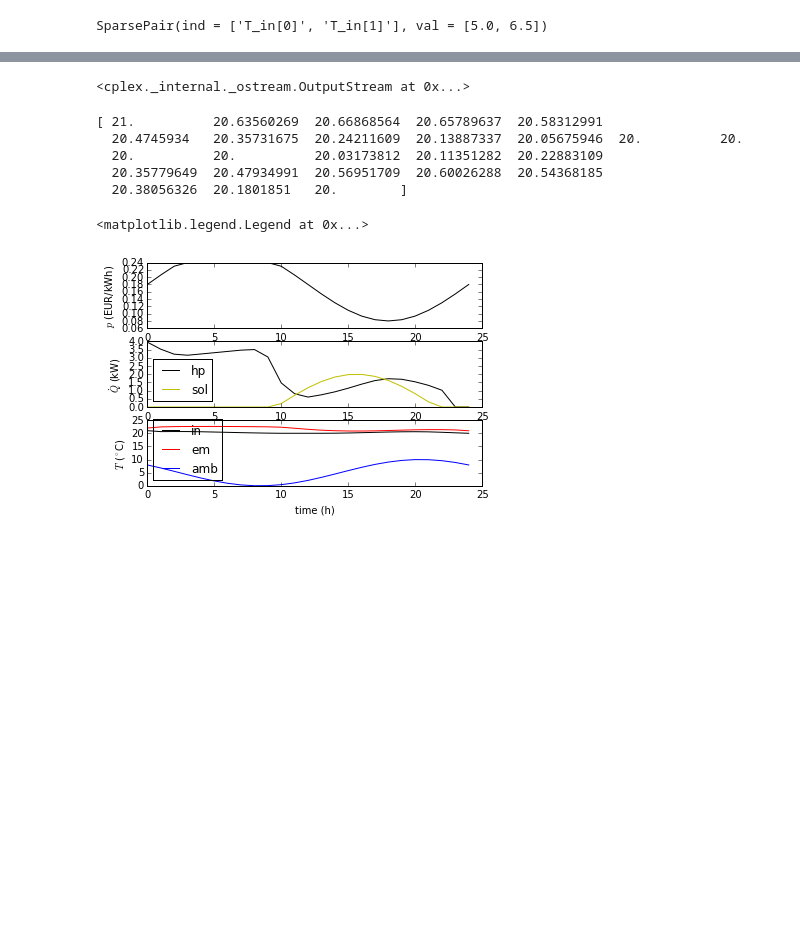
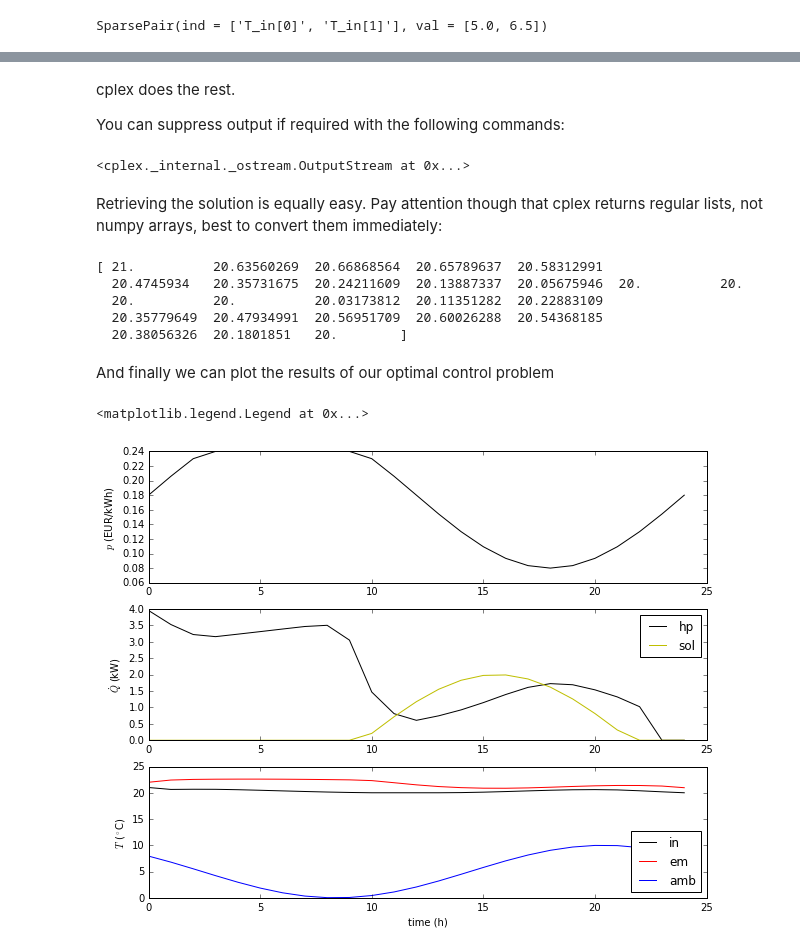
Before and after one commit to BrechtBa/mpcpy, a Jupyter notebook: examples/cplex_example.ipynb, the cells around one changed output, grey strips where cells are left out. Saved outputs shown, nothing was run; the diff lists cells and outputs as text; code cells hidden in the pictures; blank space fills up the shorter version.

```diff
--- a/examples/cplex_example.ipynb
+++ b/examples/cplex_example.ipynb
@@ -104,3 +173,7 @@ Total time on 4 threads = 0.06 sec. (0.29 ticks)
+# %% [markdown]
+cplex does the rest.
+
+You can suppress output if required with the following commands:
 # %%
 ocp.set_log_stream(None)
 ocp.set_error_stream(None)
@@ -108,6 +181,9 @@ ocp.set_warning_stream(None)
 ocp.set_results_stream(None)
 # %% [output]
 <cplex._internal._ostream.OutputStream at 0x...>
+# %% [markdown]
+Retrieving the solution is equally easy.
+Pay attention though that cplex returns regular lists, not numpy arrays, best to convert them immediately:
 # %%
 sol = {}
 sol['Q_flow_hp'] = np.array(ocp.solution.get_values(['Q_flow_hp[{0}]'.format(i) for i in range(N)]))
@@ -120,23 +196,24 @@ print(sol['T_in'])
   20.          20.          20.03173812  20.11351282  20.22883109
   20.35779649  20.47934991  20.56951709  20.60026288  20.54368185
   20.38056326  20.1801851   20.        ]
+# %% [markdown]
+And finally we can plot the results of our optimal control problem
 # %%
-fig,ax = plt.subplots(nrows=3,ncols=1)
+fig,ax = plt.subplots(nrows=3,ncols=1,figsize=(10,8))
 ax[0].plot(time/3600,pre['p_el'],'k',label='p')
 ax[0].set_ylabel('$p$ (EUR/kWh)')
-
 
 ax[1].plot(time/3600,sol['Q_flow_hp']/1000.,'k',label='hp')
 ax[1].plot(time/3600,pre['Q_flow_sol']/1000.,'y',label='sol')
 ax[1].set_ylabel('$\dot{Q}$ (kW)')
-ax[1].legend(loc='best')
+ax[1].legend(loc='upper right')
 
 ax[2].plot(time/3600,sol['T_in'],'k',label='in')
 ax[2].plot(time/3600,sol['T_em'],'r',label='em')
 ax[2].plot(time/3600,pre['T_amb'],'b',label='amb')
 ax[2].set_ylabel('$T$ ($^\circ$C)')
 ax[2].set_xlabel('time (h)')
-ax[2].legend(loc='best')
+ax[2].legend(loc='lower right')
 # %% [output]
 <matplotlib.legend.Legend at 0x...>
-[figure, old version]
+[figure, new version]
```
Also changed, not shown: parts of 19 cells of this notebook, 4 other files.
